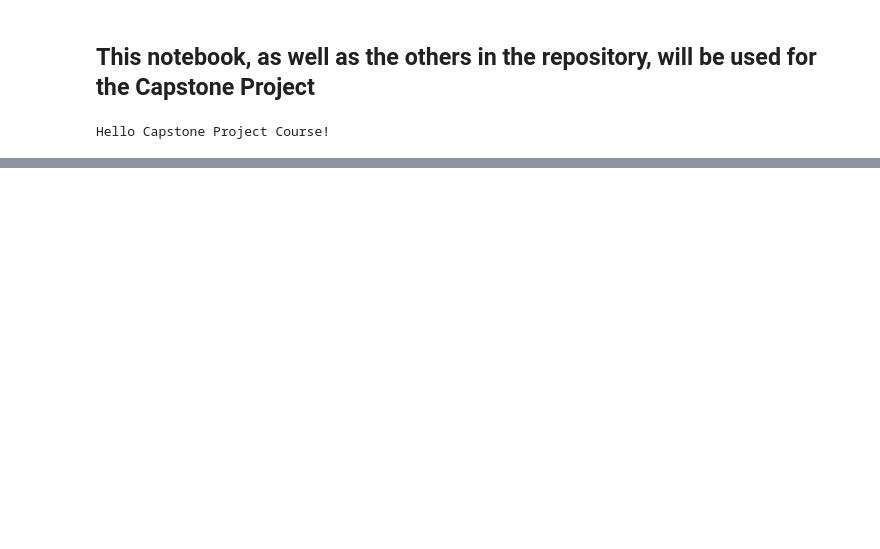
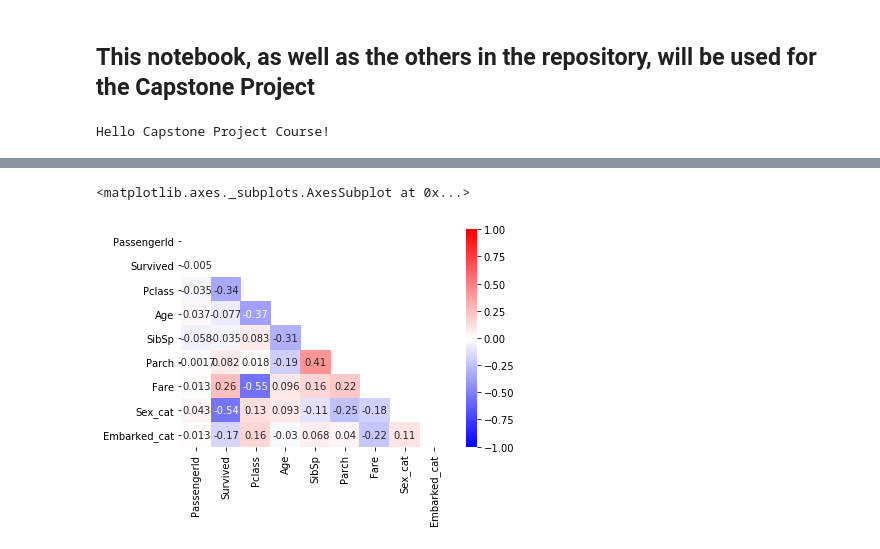
Before and after one commit to LucianChiriac/Coursera_Capstone, a Jupyter notebook: Scripts/Capstone Project.ipynb, the cells around one changed output, grey strips where cells are left out. Drawn from its saved outputs; the diff is of its cells as text; code cells hidden in the pictures; blank space fills up the shorter version.

```diff
--- a/Scripts/Capstone Project.ipynb
+++ b/Scripts/Capstone Project.ipynb
@@ -33,0 +85,12 @@ Index(['SEVERITYCODE', 'X', 'Y', 'OBJECTID', 'INCKEY', 'COLDETKEY', 'REPORTNO',
+# %%
+# make a copy of the train dataset
+train_copy = train.copy()
+## Since one hot encoding only takes in numerical values, we first have to Label Encode the columns
+from sklearn.preprocessing import LabelEncoder
+label = LabelEncoder() #create the LabelEncoder instance
+# Now take each of the columns of interest, label encode their values and assign them to new columns
+train_copy['Sex_cat'] = label.fit_transform(train_copy['Sex'])
+
+# There are 2 NaN in Embarked, which will be replaced with S for the purpose of this analysis
+train_copy['Embarked'].fillna("S", inplace=True)
+train_copy['Embarked_cat'] = label.fit_transform(train_copy['Embarked'])
@@ -34 +104,8 @@ Index(['SEVERITYCODE', 'X', 'Y', 'OBJECTID', 'INCKEY', 'COLDETKEY', 'REPORTNO',
+# %%
+corr_copy = train_copy.corr()
+mask = np.triu(corr_copy)
+sns.heatmap(corr_copy, mask = mask, cmap = 'bwr', annot = True, vmin= -1, vmax = 1, center = 0)
+# %% [output]
+<matplotlib.axes._subplots.AxesSubplot at 0x...>
+[figure, added]
 # %%
```
Also changed, not shown: parts of 15 cells of this notebook.
